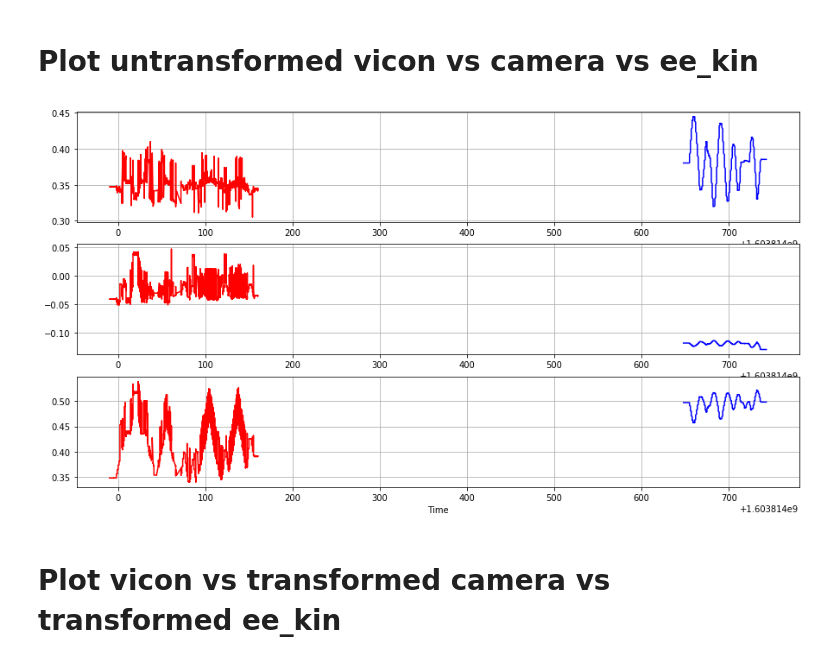
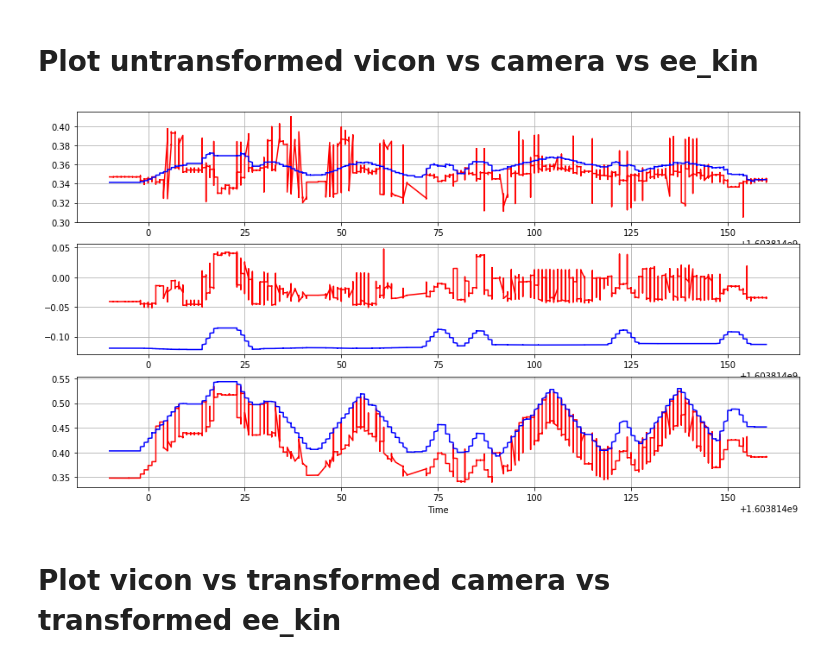
Before and after one commit to ZimmieSj/ut-kinematics, a Jupyter notebook: notebooks/CalibrationPlot_eachXYZ.ipynb, the cells around one changed output. Saved outputs shown, nothing was run; the diff lists cells and outputs as text; code cells hidden in the pictures.

```diff
--- a/notebooks/CalibrationPlot_eachXYZ.ipynb
+++ b/notebooks/CalibrationPlot_eachXYZ.ipynb
@@ -326,35 +326,35 @@ For now we are just looking at the data - no calibration. To see if it followed
 # %%
 
 fig, axs = plt.subplots(3,figsize =(15,8))
 plt.xlabel('Time')
 axs[0].grid()
 axs[1].grid()
 axs[2].grid()
 
 #Plot vicon data
 axs[0].plot((tv[3]),vicon_dylist[3][:,0],c='r')
 axs[1].plot((tv[3]),vicon_dylist[3][:,1],c='r')
 axs[2].plot((tv[3]),vicon_dylist[3][:,2],c='r')
 
 # #Plot camera data - I don't think camera data tells us much - so ignore it for now
 # axs[0].plot((tc[3]),camera_dylist[3][:,0],c='g')
 # axs[1].plot((tc[3]),camera_dylist[3][:,1],c='g')
 # axs[2].plot((tc[3]),camera_dylist[3][:,2],c='g')
 
 #Plot kinematics data
-axs[0].plot((tk[1]),BaseTo_ee_xyz_dyna[1][:,0],c='b') # Standardardise your naming conventions. - you were missing the dyna
-axs[1].plot((tk[1]),BaseTo_ee_xyz_dyna[1][:,1],c='b') # I like the vicon_dylist, camera_dy_list version above
-axs[2].plot((tk[1]),BaseTo_ee_xyz_dyna[1][:,2],c='b')
+axs[0].plot((tk[3]),BaseTo_ee_xyz_dyna[3][:,0],c='b') # Standardardise your naming conventions. - you were missing the dyna
+axs[1].plot((tk[3]),BaseTo_ee_xyz_dyna[3][:,1],c='b') # I like the vicon_dylist, camera_dy_list version above
+axs[2].plot((tk[3]),BaseTo_ee_xyz_dyna[3][:,2],c='b')
 
 # Remember what I said about axis limits? Where are they?!
 
 # Why are you plotting the 3rd bag for vicon, and the 1st bag for robot ee? Were they unsorted?
 
 #So nothing is lined up (we don't expect it to be) - and it doesn't look easy to see. We will need a 3D plot of the trajectories.
 
 plt.show()
 # %% [output]
-[figure, old version]
+[figure, new version]
 # %% [markdown]
 # Plot vicon vs  transformed camera vs transformed ee_kin
 # %%
```
Also changed, not shown: 3 other files.
